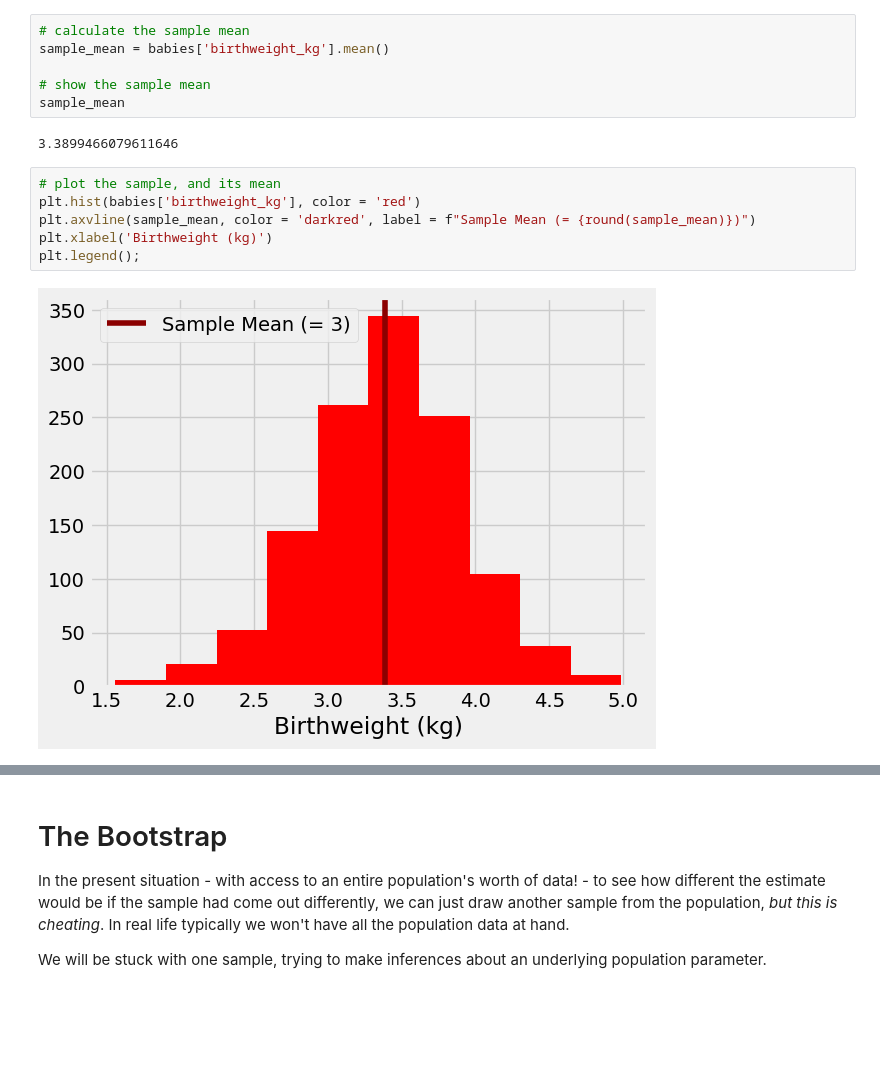
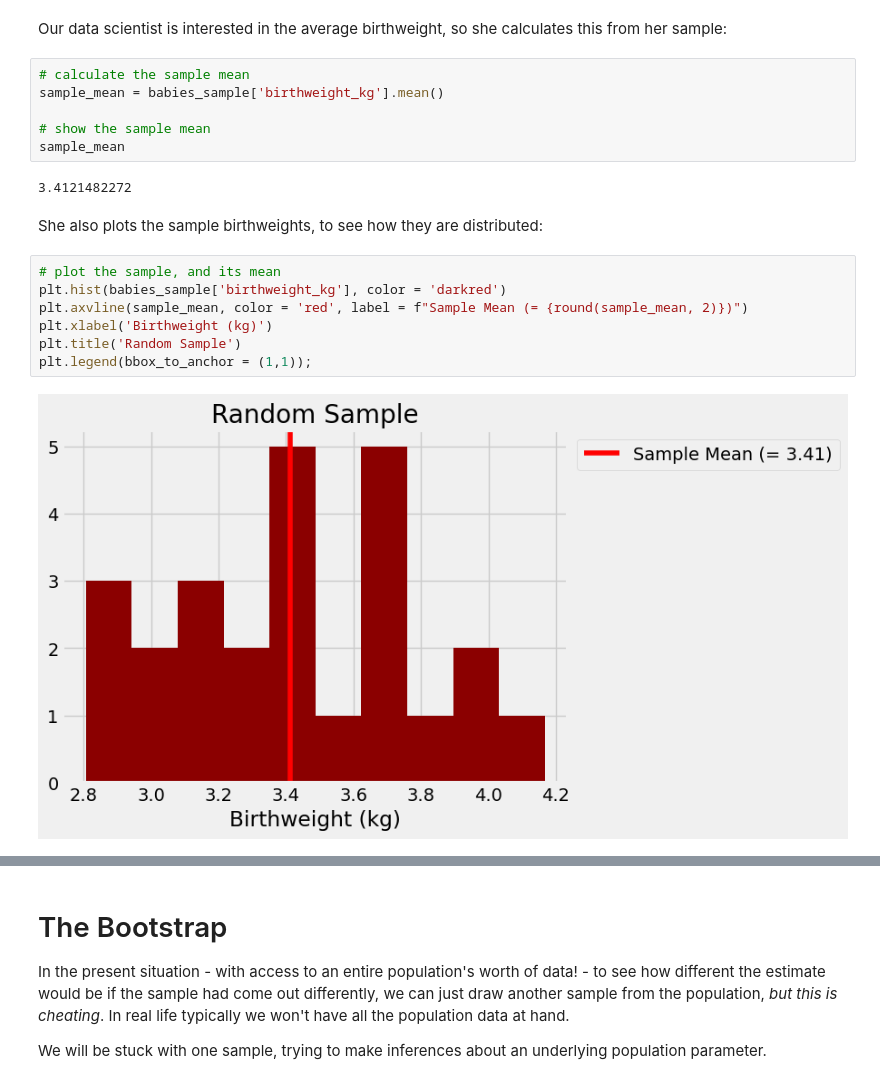
Before and after one commit to pxr687/bootstrap_tutorial, a Jupyter notebook: bootstrap.ipynb, the cells around one changed output, grey strips where cells are left out. Cells and saved outputs as stored; diff of their text form; blank space fills up the shorter version.

```diff
--- a/bootstrap.ipynb
+++ b/bootstrap.ipynb
@@ -102,17 +63,22 @@ babies_sample
+# %% [markdown]
+Our data scientist is interested in the average birthweight, so she calculates this from her sample:
 # %%
 # calculate the sample mean
-sample_mean = babies['birthweight_kg'].mean()
+sample_mean = babies_sample['birthweight_kg'].mean()
 
 # show the sample mean
 sample_mean
 # %% [output]
-3.3899466079611646
+3.4121482272
+# %% [markdown]
+She also plots the sample birthweights, to see how they are distributed:
 # %%
 # plot the sample, and its mean
-plt.hist(babies['birthweight_kg'], color = 'red')
-plt.axvline(sample_mean, color = 'darkred', label = f"Sample Mean (= {round(sample_mean)})")
+plt.hist(babies_sample['birthweight_kg'], color = 'darkred')
+plt.axvline(sample_mean, color = 'red', label = f"Sample Mean (= {round(sample_mean, 2)})")
 plt.xlabel('Birthweight (kg)')
-plt.legend();
+plt.title('Random Sample')
+plt.legend(bbox_to_anchor = (1,1));
 # %% [output]
-[figure, old version]
+[figure, new version]
 # %% [markdown]
```
Also changed, not shown: parts of 53 cells of this notebook, 2 other files.
